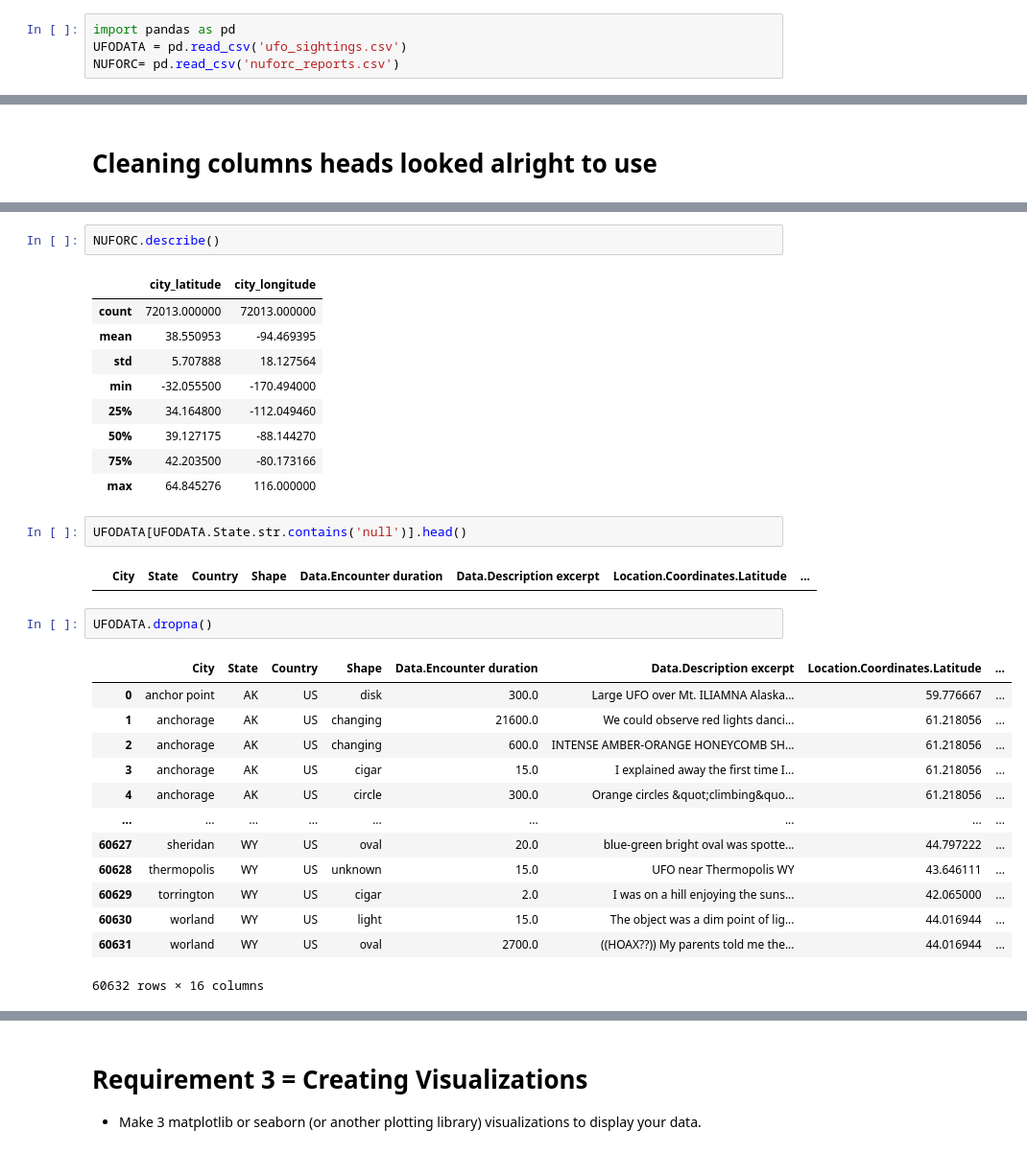
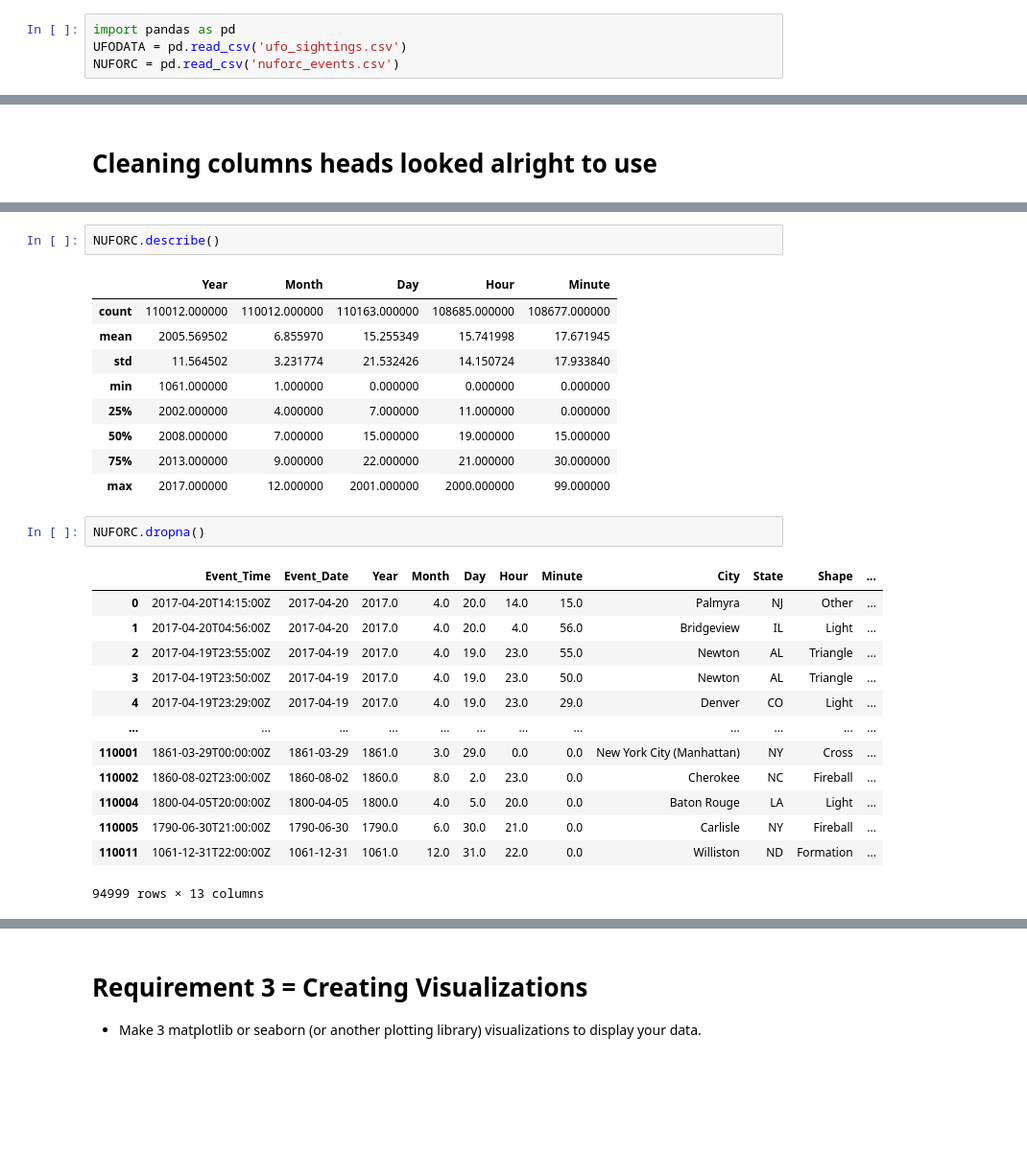
Before and after one commit to joannathom/UFO-Sightings, a Jupyter notebook: finalproject.ipynb, the cells around one changed output, grey strips where cells are left out. Shown: that part at 96% size. Drawn from its saved outputs; the diff is of its cells as text; blank space fills up the shorter version.

```diff
--- a/finalproject.ipynb
+++ b/finalproject.ipynb
@@ -13,7 +13,7 @@ import pathlib
 # %%
 import pandas as pd
 UFODATA = pd.read_csv('ufo_sightings.csv')
-NUFORC= pd.read_csv('nuforc_reports.csv')
+NUFORC = pd.read_csv('nuforc_events.csv')
 # %% [markdown]
 # Merging both CSV files using panda and pd.concat
 # %%
@@ -187,32 +188,28 @@ memory usage: 8.1+ MB
 # %%
 NUFORC.describe()
 # %% [output]
-|  | city_latitude | city_longitude |
-| count | 72013.000000 | 72013.000000 |
-| mean | 38.550953 | -94.469395 |
-| std | 5.707888 | 18.127564 |
-| min | -32.055500 | -170.494000 |
-| 25% | 34.164800 | -112.049460 |
-| 50% | 39.127175 | -88.144270 |
-| 75% | 42.203500 | -80.173166 |
-| max | 64.845276 | 116.000000 |
+|  | Year | Month | Day | Hour | Minute |
+| count | 110012.000000 | 110012.000000 | 110163.000000 | 108685.000000 | 108677.000000 |
+| mean | 2005.569502 | 6.855970 | 15.255349 | 15.741998 | 17.671945 |
+| std | 11.564502 | 3.231774 | 21.532426 | 14.150724 | 17.933840 |
+| min | 1061.000000 | 1.000000 | 0.000000 | 0.000000 | 0.000000 |
+| 25% | 2002.000000 | 4.000000 | 7.000000 | 11.000000 | 0.000000 |
+| 50% | 2008.000000 | 7.000000 | 15.000000 | 19.000000 | 15.000000 |
+| 75% | 2013.000000 | 9.000000 | 22.000000 | 21.000000 | 30.000000 |
+| max | 2017.000000 | 12.000000 | 2001.000000 | 2000.000000 | 99.000000 |
-# %%
-UFODATA[UFODATA.State.str.contains('null')].head()
-# %% [output]
-|  | City | State | Country | Shape | Data.Encounter duration | Data.Description excerpt | Location.Coordinates.Latitude | ... |
 # %%
-UFODATA.dropna()
+NUFORC.dropna()
 # %% [output]
-|  | City | State | Country | Shape | Data.Encounter duration | Data.Description excerpt | Location.Coordinates.Latitude | ... |
-| 0 | anchor point | AK | US | disk | 300.0 | Large UFO over Mt. ILIAMNA Alaska... | 59.776667 | ... |
-| 1 | anchorage | AK | US | changing | 21600.0 | We could observe red lights danci... | 61.218056 | ... |
-| 2 | anchorage | AK | US | changing | 600.0 | INTENSE AMBER-ORANGE HONEYCOMB SH... | 61.218056 | ... |
-| 3 | anchorage | AK | US | cigar | 15.0 | I explained away the first time I... | 61.218056 | ... |
-| 4 | anchorage | AK | US | circle | 300.0 | Orange circles &quot;climbing&quo... | 61.218056 | ... |
-| ... | ... | ... | ... | ... | ... | ... | ... | ... |
-| 60627 | sheridan | WY | US | oval | 20.0 | blue-green bright oval was spotte... | 44.797222 | ... |
-| 60628 | thermopolis | WY | US | unknown | 15.0 | UFO near Thermopolis WY | 43.646111 | ... |
-| 60629 | torrington | WY | US | cigar | 2.0 | I was on a hill enjoying the suns... | 42.065000 | ... |
-| 60630 | worland | WY | US | light | 15.0 | The object was a dim point of lig... | 44.016944 | ... |
-| 60631 | worland | WY | US | oval | 2700.0 | ((HOAX??)) My parents told me the... | 44.016944 | ... |
+|  | Event_Time | Event_Date | Year | Month | Day | Hour | Minute | City | State | Shape | ... |
+| 0 | 2017-04-20T14:15:00Z | 2017-04-20 | 2017.0 | 4.0 | 20.0 | 14.0 | 15.0 | Palmyra | NJ | Other | ... |
+| 1 | 2017-04-20T04:56:00Z | 2017-04-20 | 2017.0 | 4.0 | 20.0 | 4.0 | 56.0 | Bridgeview | IL | Light | ... |
+| 2 | 2017-04-19T23:55:00Z | 2017-04-19 | 2017.0 | 4.0 | 19.0 | 23.0 | 55.0 | Newton | AL | Triangle | ... |
+| 3 | 2017-04-19T23:50:00Z | 2017-04-19 | 2017.0 | 4.0 | 19.0 | 23.0 | 50.0 | Newton | AL | Triangle | ... |
+| 4 | 2017-04-19T23:29:00Z | 2017-04-19 | 2017.0 | 4.0 | 19.0 | 23.0 | 29.0 | Denver | CO | Light | ... |
+| ... | ... | ... | ... | ... | ... | ... | ... | ... | ... | ... | ... |
+| 110001 | 1861-03-29T00:00:00Z | 1861-03-29 | 1861.0 | 3.0 | 29.0 | 0.0 | 0.0 | New York City (Manhattan) | NY | Cross | ... |
+| 110002 | 1860-08-02T23:00:00Z | 1860-08-02 | 1860.0 | 8.0 | 2.0 | 23.0 | 0.0 | Cherokee | NC | Fireball | ... |
+| 110004 | 1800-04-05T20:00:00Z | 1800-04-05 | 1800.0 | 4.0 | 5.0 | 20.0 | 0.0 | Baton Rouge | LA | Light | ... |
+| 110005 | 1790-06-30T21:00:00Z | 1790-06-30 | 1790.0 | 6.0 | 30.0 | 21.0 | 0.0 | Carlisle | NY | Fireball | ... |
+| 110011 | 1061-12-31T22:00:00Z | 1061-12-31 | 1061.0 | 12.0 | 31.0 | 22.0 | 0.0 | Williston | ND | Formation | ... |
-60632 rows × 16 columns
+94999 rows × 13 columns
```
Also changed, not shown: parts of 14 cells of this notebook.
